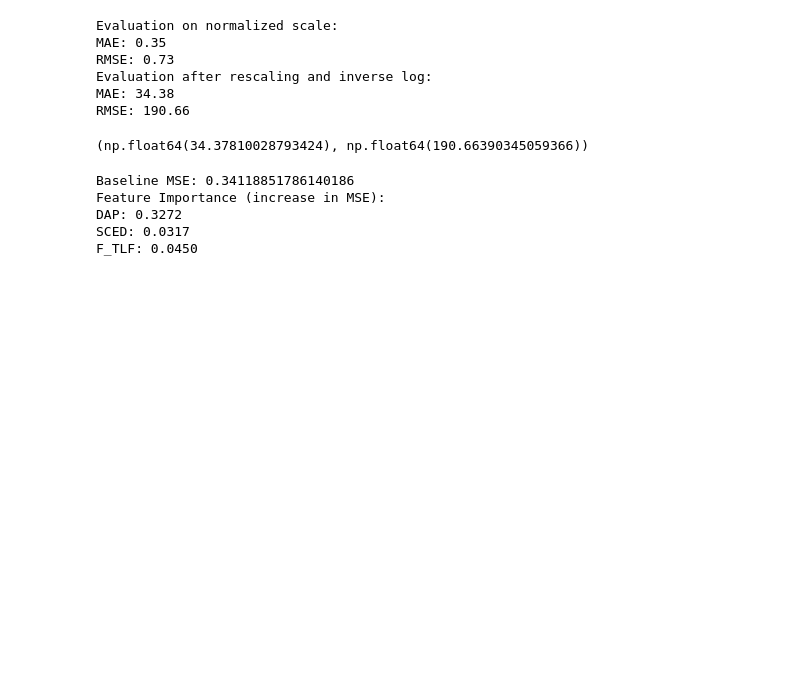
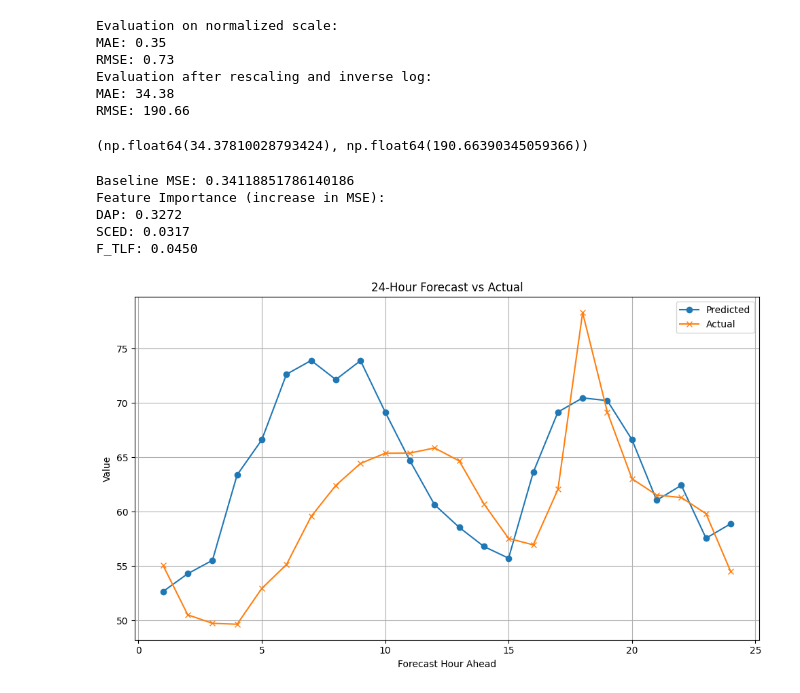
Before and after one commit to nathandwei/ConcordNewEnergy, a Jupyter notebook: Week 5---Pytorch Conversion.ipynb, the cells around one changed output. Drawn from its saved outputs; the diff is of its cells as text; code cells hidden in the pictures; blank space fills up the shorter version.

Commit message:
Added Graph

```diff
--- a/Week 5---Pytorch Conversion.ipynb
+++ b/Week 5---Pytorch Conversion.ipynb
@@ -291,6 +291,10 @@ Evaluation after rescaling and inverse log:
 MAE: 34.38
 RMSE: 190.66
 (np.float64(34.37810028793424), np.float64(190.66390345059366))
+# %%
+# add timestamp to the predictions
+sl_actual = pd.DataFrame(y_test_lstm_invlog[:,:], index=df.loc['2023-01-01 23:00:00':'2023-12-30 23:00:00'].index)
+sl_pred = pd.DataFrame(y_test_pred_invlog, index=df.loc['2023-01-01 23:00:00':'2023-12-30 23:00:00'].index)
 # %%
 # Ensure your model is in evaluation mode
 model.eval()
@@ -337,3 +341,23 @@ Feature Importance (increase in MSE):
 DAP: 0.3272
 SCED: 0.0317
 F_TLF: 0.0450
+# %%
+import matplotlib.pyplot as plt
+
+# Get the first row from sl_pred and sl_actual
+predicted = sl_pred.iloc[0].values
+actual = sl_actual.iloc[0].values
+
+# Plot
+plt.figure(figsize=(10, 6))
+plt.plot(range(1, 25), predicted, label='Predicted', marker='o')
+plt.plot(range(1, 25), actual, label='Actual', marker='x')
+plt.title("24-Hour Forecast vs Actual")
+plt.xlabel("Forecast Hour Ahead")
+plt.ylabel("Value")
+plt.legend()
+plt.grid(True)
+plt.tight_layout()
+plt.show()
+# %% [output]
+[figure, added]
```
